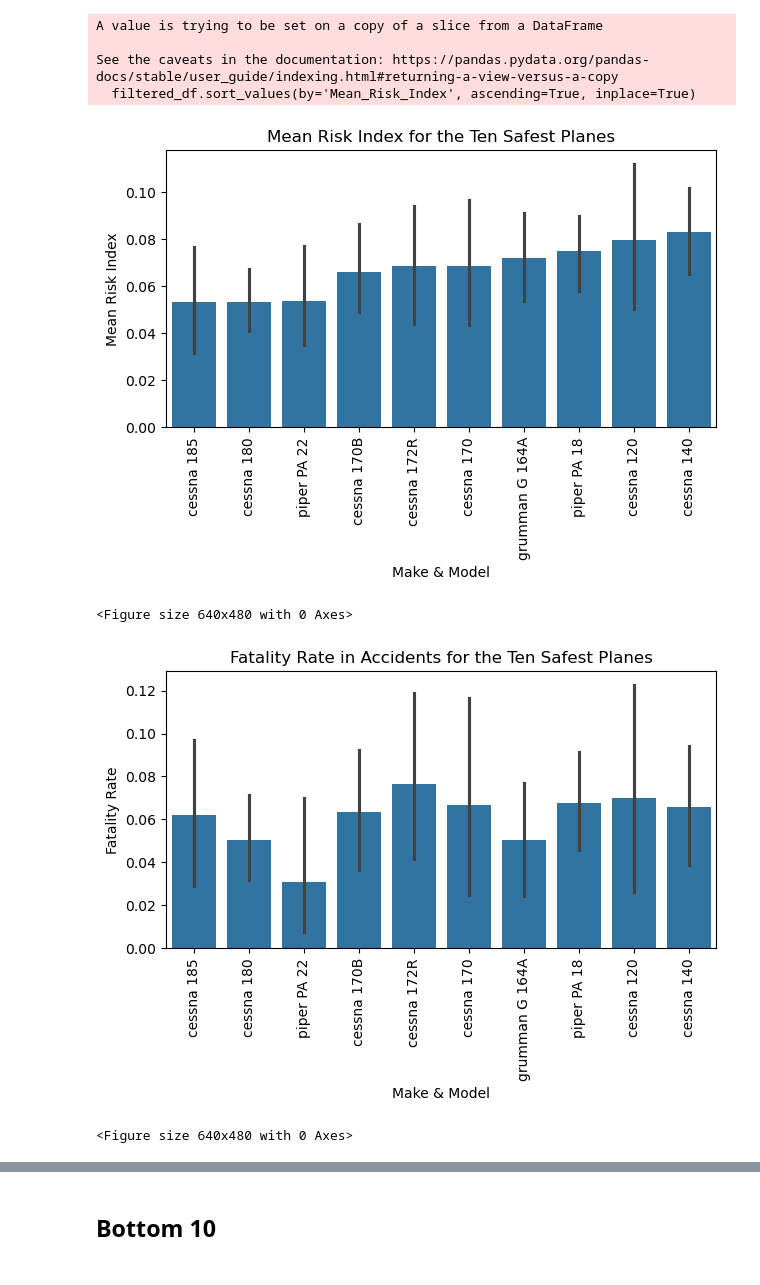
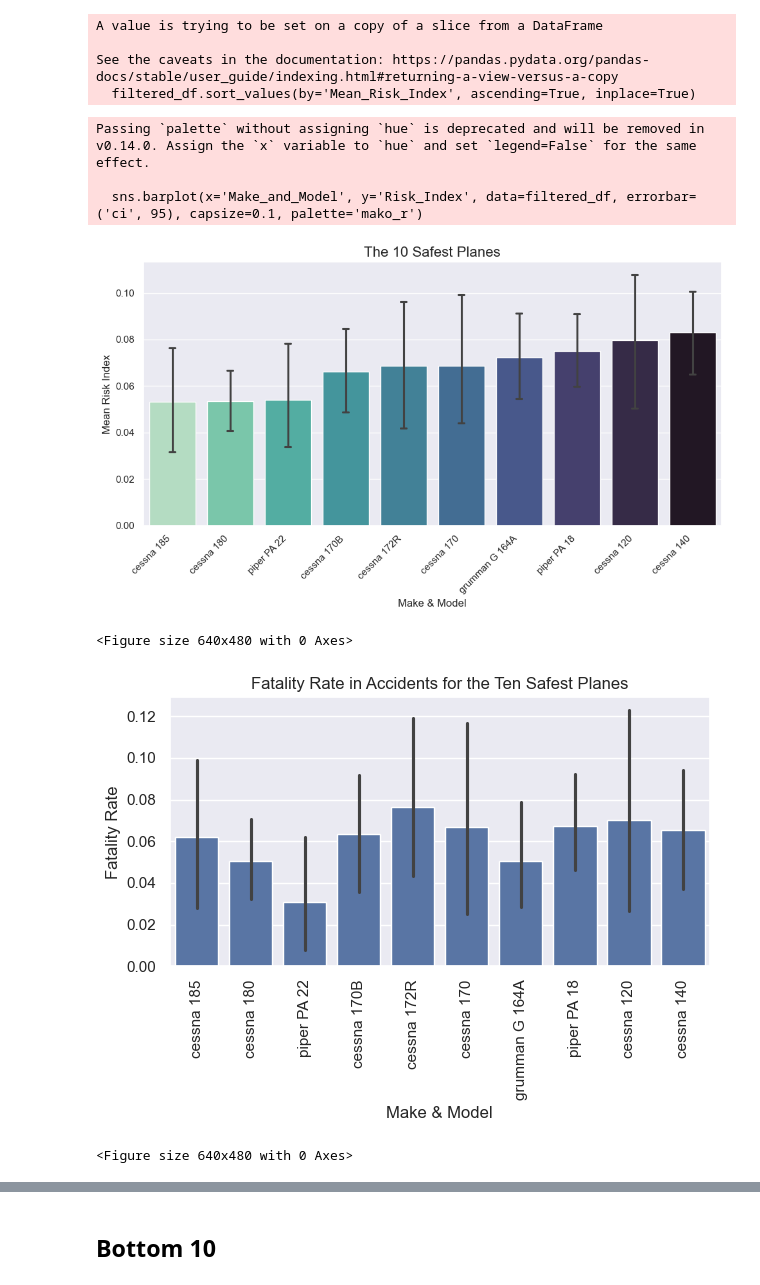
Before and after one commit to williambguo/ds-project1, a Jupyter notebook: Notebooks/EDA.ipynb, the cells around one changed output, grey strips where cells are left out. Saved outputs shown, nothing was run; the diff lists cells and outputs as text; code cells hidden in the pictures.

```diff
--- a/Notebooks/EDA.ipynb
+++ b/Notebooks/EDA.ipynb
@@ -10,7 +10,7 @@ import numpy as np
 import matplotlib.pyplot as plt
 import seaborn as sns
 # %%
-df = pd.read_csv('data_cleaned_final.csv')
+df = pd.read_csv('data_cleaned_and_amended.csv')
 # %%
 # Reorder columns
 df = df.reindex(columns=['Date', 'Year', 'Month', 'Location', 'Country', 'Injury_Severity', 'Damage_Type', 'Aircraft_Category', 'Make', 'Model', 'Engines', 'Engine_Type', 'Fatal_Injuries', 'Serious_Injuries', 'Minor_Injuries', 'Uninjured', 'Total_Passengers', 'Weather'])
@@ -226,18 +206,25 @@ See the caveats in the documentation: https://pandas.pydata.org/pandas-docs/stab
   filtered_df.sort_values(by='Mean_Risk_Index', ascending=True, inplace=True)
 # %%
 # Plotting the mean risk index for the ten safest planes
-sns.barplot(x='Make_and_Model', y='Risk_Index', data=filtered_df, errorbar=('ci', 95))
-plt.xticks(rotation=90)
-plt.xlabel('Make & Model')
-plt.ylabel('Mean Risk Index')
-plt.title('Mean Risk Index for the Ten Safest Planes')
+plt.figure(figsize=(10, 6))
+sns.barplot(x='Make_and_Model', y='Risk_Index', data=filtered_df, errorbar=('ci', 95), capsize=0.1, palette='mako_r')
+plt.xlabel('Make & Model', fontsize=12)
+plt.ylabel('Mean Risk Index', fontsize=12)
+plt.title('The 10 Safest Planes', fontsize=16)
+
+plt.xticks(rotation=45, ha='right')
+sns.set(style="darkgrid")
+
 plt.tight_layout()
 plt.show()
 
 plt.savefig('Images/mean_risk_index_safest_planes.png')
 # %% [output]
+Passing `palette` without assigning `hue` is deprecated and will be removed in v0.14.0. Assign the `x` variable to `hue` and set `legend=False` for the same effect.
+
+  sns.barplot(x='Make_and_Model', y='Risk_Index', data=filtered_df, errorbar=('ci', 95), capsize=0.1, palette='mako_r')
-[figure, old version]
+[figure, new version]
-<Figure size 640x480 with 0 Axes>
+<Figure size 640x480 with 0 Axes>
 # %%
 # Fatality rate
 sns.barplot(x='Make_and_Model', y='Fatal_Injuries_Fraction', data=filtered_df, errorbar=('ci', 95))
@@ -250,7 +237,7 @@ plt.show()
 
 plt.savefig('Images/fatality_rate_safest_planes.png')
 # %% [output]
-[figure, old version]
+[figure, new version]
 <Figure size 640x480 with 0 Axes>
 # %%
 # Serious injury rate
```
Also changed, not shown: parts of 2 cells of this notebook, 3 other files.
